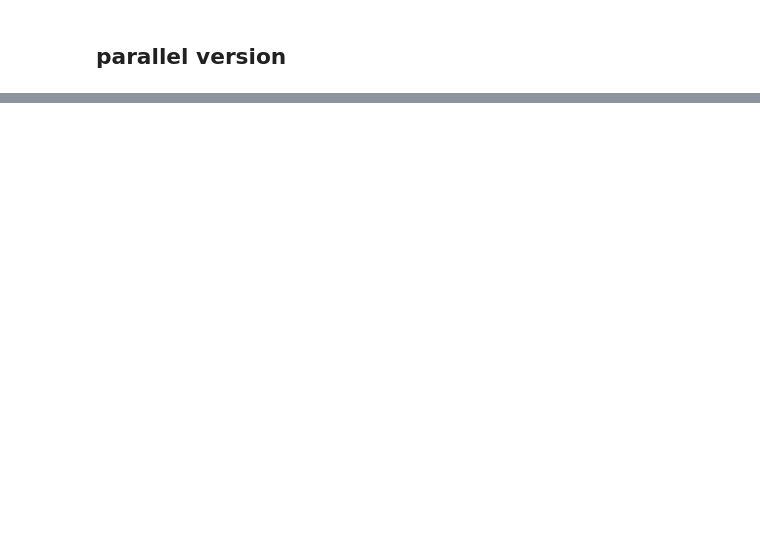
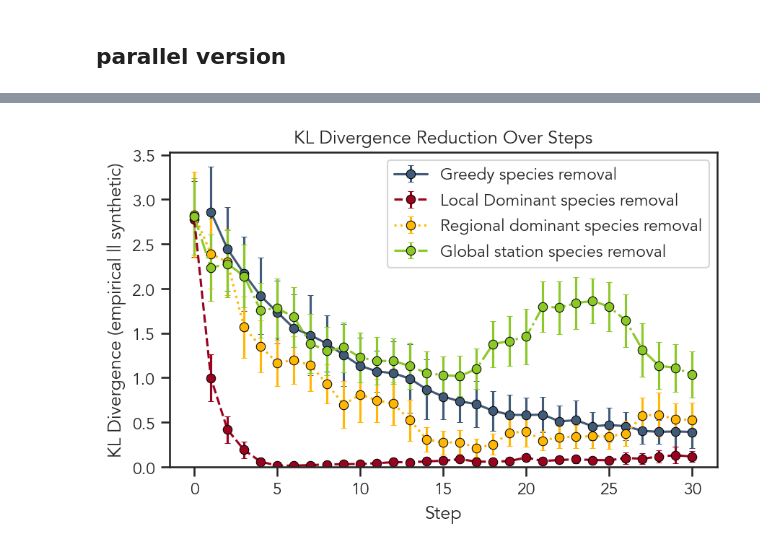
Before and after one commit to epigani/Dominant_Neutral_Communities, a Jupyter notebook: code/notebooks/02_species_by_species.ipynb, the cells around one changed output, grey strips where cells are left out. Drawn from its saved outputs; the diff is of its cells as text; code cells hidden in the pictures; blank space fills up the shorter version.

Commit message:
Added clustering to the algorithm

```diff
--- a/code/notebooks/02_species_by_species.ipynb
+++ b/code/notebooks/02_species_by_species.ipynb
@@ -1151,0 +1134,3 @@ A_reduced, hist = greedy_global_remove_to_minimize_KL(
+# %%
+hist = pd.DataFrame(hist)
+hist.head()
@@ -1151,0 +1350,3 @@ A_reduced, hist = greedy_global_remove_to_minimize_KL(
+# %%
+results_clusters = pd.DataFrame(results_clusters)
+results_clusters.head()
@@ -1151,0 +1375,11 @@ A_reduced, hist = greedy_global_remove_to_minimize_KL(
+# %%
+clusters_global = {"all": list(SRF_Abundances.columns)}
+results_global = []
+for nb in numbers_of_bloomers:
+    kl_mean_global, kl_std_global, kl_vals_global = kl_divergence_for_clusters_MC(
+        SRF_Abundances, clusters_global, n_remove_per_cluster=nb, nrep=100, alpha=0.5, n_jobs=-1
+    )
+    results_global.append({"n_bloomers": nb, "KL_mean": kl_mean_global, "KL_std": kl_std_global, "KL_vals": kl_vals_global})
+
+results_global = pd.DataFrame(results_global)
+results_global.head()
@@ -1152,3 +1395,74 @@ A_reduced, hist = greedy_global_remove_to_minimize_KL(
 # %%
-pd.DataFrame(hist)
+hist = pd.DataFrame(hist)
+
+fig, ax = plt.subplots(figsize=(6,4))
+ax.errorbar(
+    hist['step'],
+    hist['KL_mean_after'],
+    yerr=hist['KL_std_after'],
+    marker='o',
+    capsize=2,
+    linestyle='-',
+    color='#415a77',
+    lw=1.5,
+    markerfacecolor='#415a77',
+    markeredgecolor='black',
+    markeredgewidth=0.5,
+    label='Greedy species removal'
+)
+
+ax.errorbar(
+    results_local['n_bloomers'],
+    results_local['KL_mean'],
+    yerr=results_local['KL_std'],
+    marker='o',
+    capsize=2,
+    linestyle='--',
+    color='#9a031e',
+    lw=1.5,
+    markerfacecolor='#9a031e',
+    markeredgecolor='black',
+    markeredgewidth=0.5,
+    label='Local Dominant species removal'
+)
+
+ax.errorbar(
+    results_clusters['n_bloomers'],
+    results_clusters['KL_mean'],
+    yerr=results_clusters['KL_std'],
+    marker='o',
+    capsize=2,
+    linestyle=':',
+    color='#ffb703',
+    lw=1.5,
+    markerfacecolor='#ffb703',
+    markeredgecolor='black',
+    markeredgewidth=0.5,
+    label='Regional dominant species removal'
+)
+
+ax.errorbar(
+    results_global['n_bloomers'],
+    results_global['KL_mean'],
+    yerr=results_global['KL_std'],
+    marker='o',
+    capsize=2,
+    linestyle='-.',
+    color='#8ac926',
+    lw=1.5,
+    markerfacecolor='#8ac926',
+    markeredgecolor='black',
+    markeredgewidth=0.5,
+    label='Global station species removal'
+)
+
+ax.set_xlabel('Step')
+ax.set_ylabel('KL Divergence (empirical || synthetic)')
+ax.set_title('KL Divergence Reduction Over Steps')
+ax.set_ylim(bottom=0)
+
+figname = "KL_divergence_reduction_comparison.png"
+ax.legend()
+plt.tight_layout()
+plt.savefig(os.path.join(fig_dir, figname), dpi=300)
 # %% [output]
@@ -1160,0 +1469 @@ pd.DataFrame(hist)
+[figure, added]
```
Also changed, not shown: parts of 30 cells of this notebook, 2 other files.
